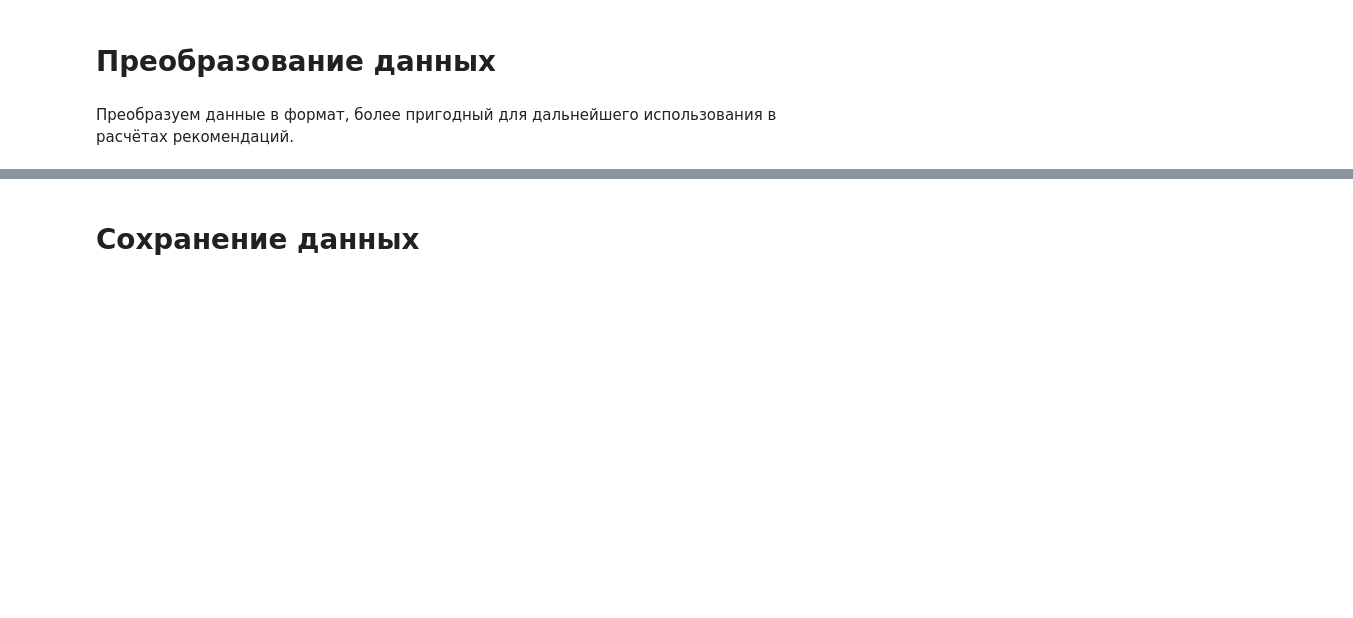
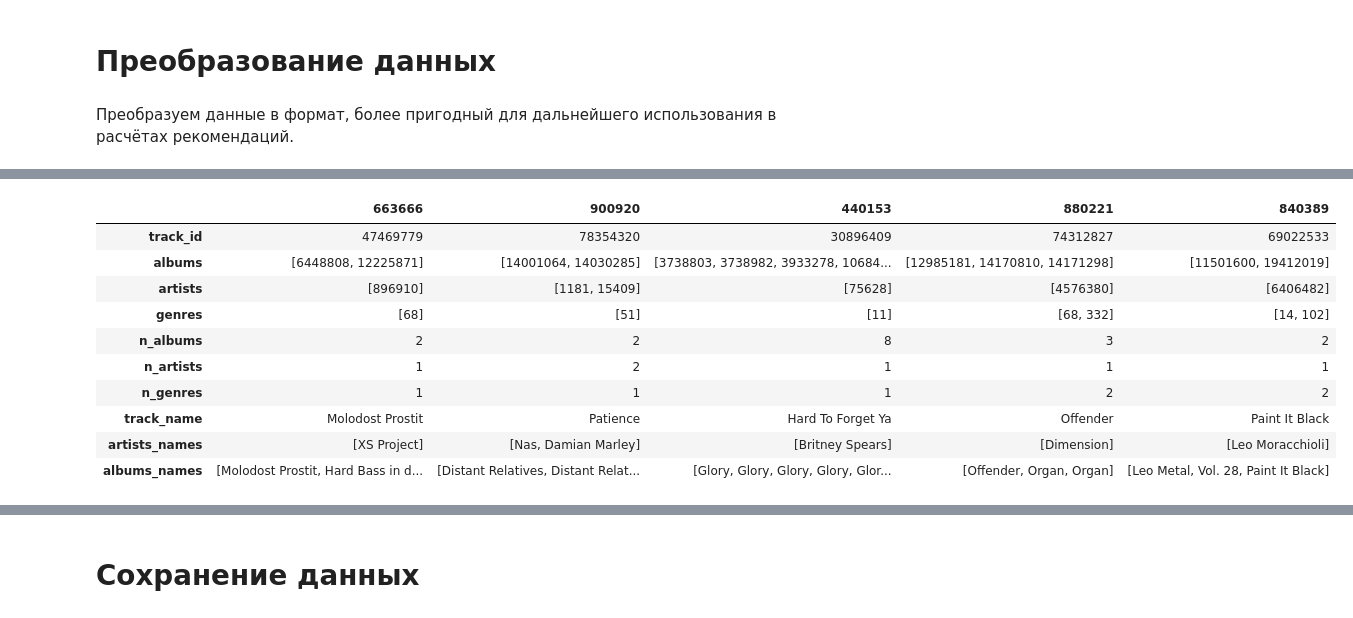
Before and after one commit to Jonzzi/mle-project-sprint-4-v001, a Jupyter notebook: recommendations.ipynb, the cells around one changed output, grey strips where cells are left out. Cells and saved outputs as stored; diff of their text form; code cells hidden in the pictures; blank space fills up the shorter version.

```diff
--- a/recommendations.ipynb
+++ b/recommendations.ipynb
@@ -450,0 +559,2 @@ print('Отсутствует жанры с идентификаторами:',
+# %%
+tracks_artists = tracks_artists.groupby('track_id', as_index=False).agg({'name_y': lambda x: list(x)})
@@ -450,0 +588,14 @@ print('Отсутствует жанры с идентификаторами:',
+# %%
+tracks.sample(5).T
+# %% [output]
+|  | 663666 | 900920 | 440153 | 880221 | 840389 |
+| track_id | 47469779 | 78354320 | 30896409 | 74312827 | 69022533 |
+| albums | [6448808, 12225871] | [14001064, 14030285] | [3738803, 3738982, 3933278, 10684... | [12985181, 14170810, 14171298] | [11501600, 19412019] |
+| artists | [896910] | [1181, 15409] | [75628] | [4576380] | [6406482] |
+| genres | [68] | [51] | [11] | [68, 332] | [14, 102] |
+| n_albums | 2 | 2 | 8 | 3 | 2 |
+| n_artists | 1 | 2 | 1 | 1 | 1 |
+| n_genres | 1 | 1 | 1 | 2 | 2 |
+| track_name | Molodost Prostit | Patience | Hard To Forget Ya | Offender | Paint It Black |
+| artists_names | [XS Project] | [Nas, Damian Marley] | [Britney Spears] | [Dimension] | [Leo Moracchioli] |
+| albums_names | [Molodost Prostit, Hard Bass in d... | [Distant Relatives, Distant Relat... | [Glory, Glory, Glory, Glory, Glor... | [Offender, Organ, Organ] | [Leo Metal, Vol. 28, Paint It Black] |
```
Also changed, not shown: parts of 127 cells of this notebook.
